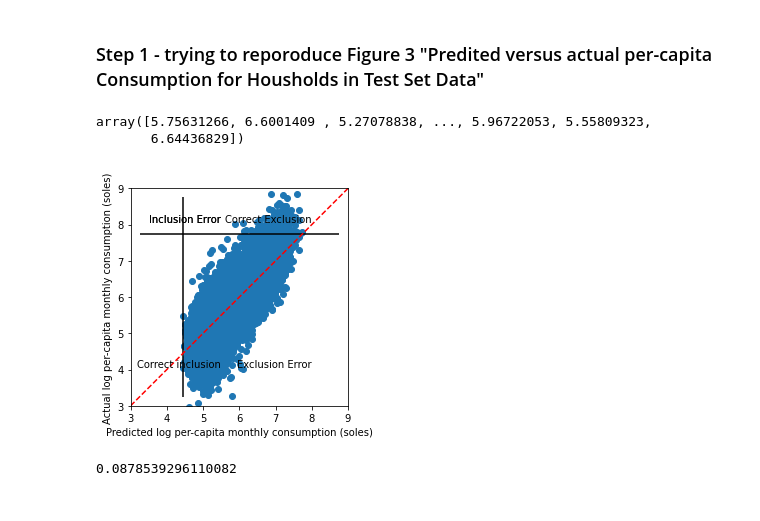
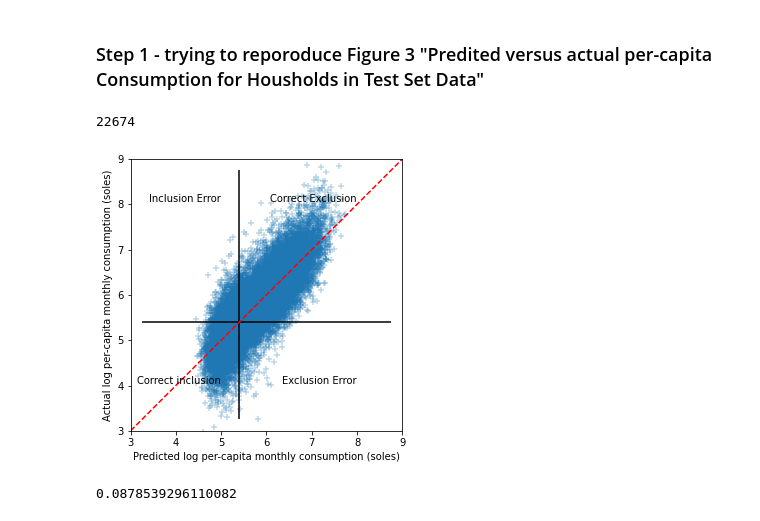
Before and after one commit to AnnetVasileva/machineLearning, a Jupyter notebook: Practical 1 read in data.ipynb, the cells around one changed output. Cells and saved outputs as stored; diff of their text form; code cells hidden in the pictures.

Commit message:
updated version, corrected

```diff
--- a/Practical 1 read in data.ipynb
+++ b/Practical 1 read in data.ipynb
@@ -178,49 +166,44 @@ As far as I can see certain coefficient are very close to what they report in th
 # %%
 # first we need the predicted values of y_train
 y_predicted = model.predict()
-y_predicted
+len(y_predicted)
 # %% [output]
-array([5.75631266, 6.6001409 , 5.27078838, ..., 5.96722053, 5.55809323,
-       6.64436829])
+22674
 # %%
 import matplotlib.pyplot as plt
 
 lim_start = 3
 lim_end = 9
-
-g=plt.scatter(y_predicted, data_train.dropna(axis=0)["lnpercapitaconsumption"])
+plt.figure(1,figsize = (5,5))
+g=plt.scatter(y_predicted, data_train.dropna(axis=0)["lnpercapitaconsumption"],alpha = 0.3, marker = '+')
 #g.axes.set_yscale('log')
 #g.axes.set_xscale('log')
 plt.plot([lim_start, lim_end], [lim_start, lim_end], 'k--', color = 'r')
-plt.hlines(np.percentile(y_predicted,100), lim_start+0.25, lim_end-0.25)
-plt.vlines(np.percentile(y_predicted,0), lim_start+0.25, lim_end-0.25)
+plt.hlines(np.percentile(y_predicted,28), lim_start+0.25, lim_end-0.25)
+plt.vlines(np.percentile(y_predicted,28), lim_start+0.25, lim_end-0.25)
 g.axes.set_xlabel('Predicted log per-capita monthly consumption (soles)')
 g.axes.set_ylabel('Actual log per-capita monthly consumption (soles)')
 g.axes.axis('equal')
 g.axes.axis('square')
-plt.text(5.5, 4, 'Correct inclusion',
+plt.text(5, 4, 'Correct inclusion',
         verticalalignment='bottom', horizontalalignment='right',
         color='black', fontsize=10)
-plt.text(5.5, 8, 'Inclusion Error',
+plt.text(5, 8, 'Inclusion Error',
         verticalalignment='bottom', horizontalalignment='right',
         color='black', fontsize=10)
-plt.text(5.5, 8, 'Inclusion Error',
-        verticalalignment='bottom', horizontalalignment='right',
-        color='black', fontsize=10)
-
 plt.text(8, 8, 'Correct Exclusion',
         verticalalignment='bottom', horizontalalignment='right',
         color='black', fontsize=10)
 plt.text(8, 4, 'Exclusion Error',
         verticalalignment='bottom', horizontalalignment='right',
         color='black', fontsize=10)
 
 plt.xlim([lim_start, lim_end])
 plt.ylim([lim_start, lim_end])
 
 plt.savefig('inex_OLS.png')
 # %% [output]
-[figure, old version]
+[figure, new version]
 # %%
 # calculate inclusion exclusion error
 level = 6
```
Also changed, not shown: parts of 44 cells of this notebook.
